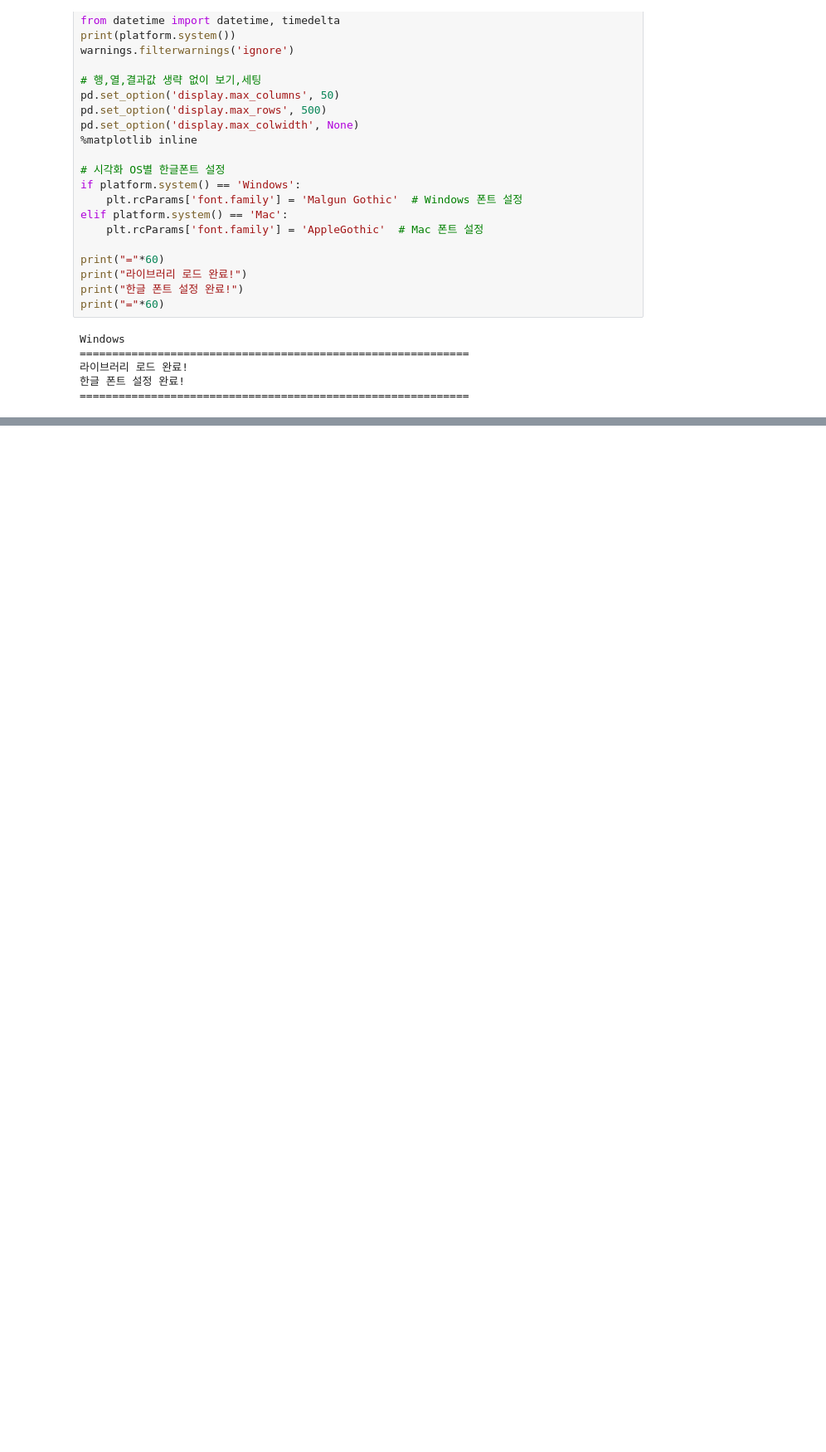
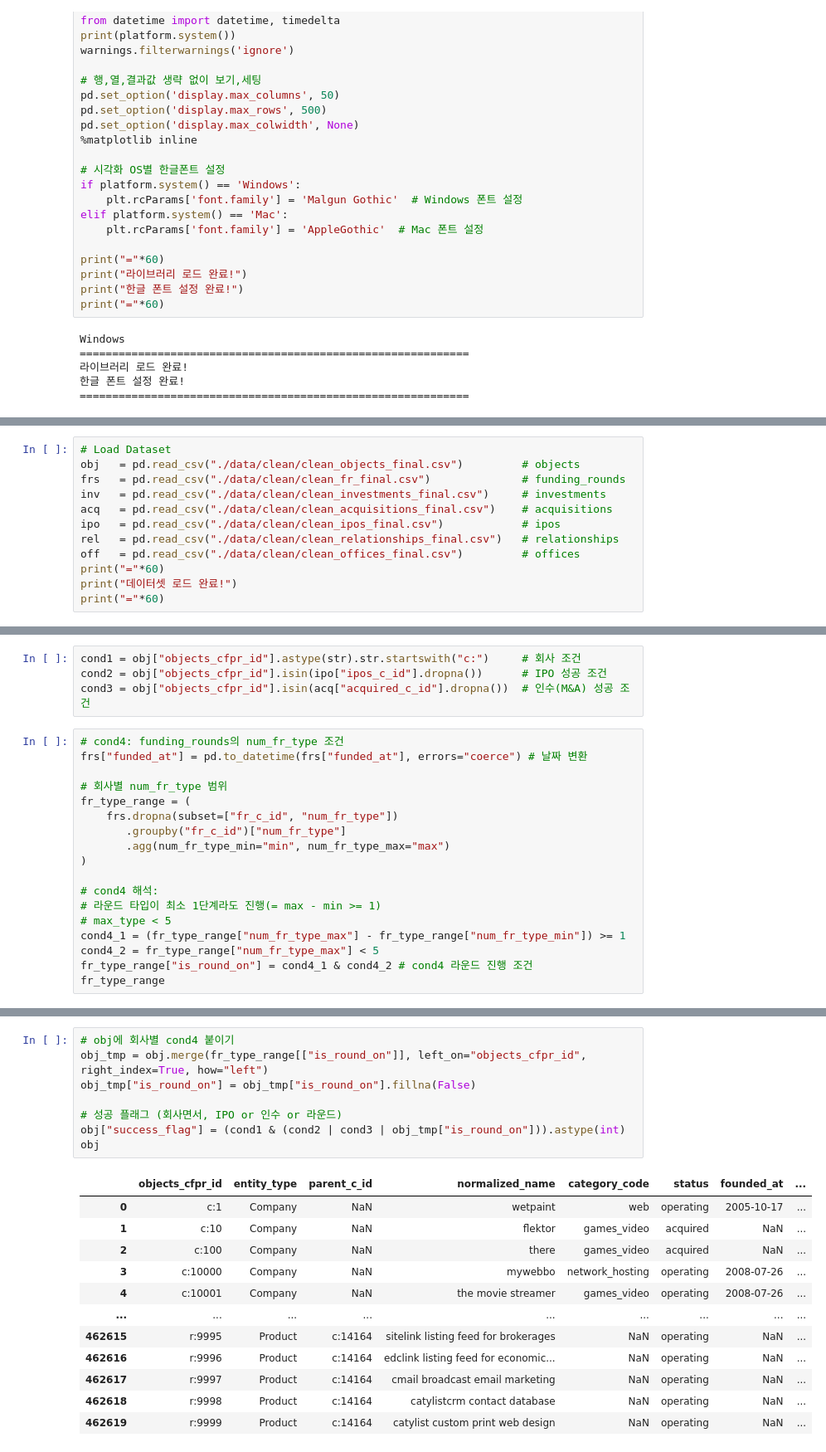
Before and after one commit to hiipseal/Final_project, a Jupyter notebook: sh_join_v2.ipynb, the cells around one changed output, grey strips where cells are left out. Shown: that part at 83% size. Drawn from its saved outputs; the diff is of its cells as text; blank space fills up the shorter version.

Commit message:
통계를 위한 2차 조인 → succes_master.csv, startup_info.csv 생성

```diff
--- a/sh_join_v2.ipynb
+++ b/sh_join_v2.ipynb
@@ -979,0 +41,12 @@ IPO(이슈/마일스톤) ipo_issues csv 추출 완료!
+# %%
+# Load Dataset
+obj   = pd.read_csv("./data/clean/clean_objects_final.csv")         # objects
+frs   = pd.read_csv("./data/clean/clean_fr_final.csv")              # funding_rounds
+inv   = pd.read_csv("./data/clean/clean_investments_final.csv")     # investments
+acq   = pd.read_csv("./data/clean/clean_acquisitions_final.csv")    # acquisitions
+ipo   = pd.read_csv("./data/clean/clean_ipos_final.csv")            # ipos
+rel   = pd.read_csv("./data/clean/clean_relationships_final.csv")   # relationships
+off   = pd.read_csv("./data/clean/clean_offices_final.csv")         # offices
+print("="*60)
+print("데이터셋 로드 완료!")
+print("="*60)
@@ -979,0 +86,22 @@ IPO(이슈/마일스톤) ipo_issues csv 추출 완료!
+# %%
+cond1 = obj["objects_cfpr_id"].astype(str).str.startswith("c:")     # 회사 조건
+cond2 = obj["objects_cfpr_id"].isin(ipo["ipos_c_id"].dropna())      # IPO 성공 조건
+cond3 = obj["objects_cfpr_id"].isin(acq["acquired_c_id"].dropna())  # 인수(M&A) 성공 조건
+# %%
+# cond4: funding_rounds의 num_fr_type 조건
+frs["funded_at"] = pd.to_datetime(frs["funded_at"], errors="coerce") # 날짜 변환
+
+# 회사별 num_fr_type 범위
+fr_type_range = (
+    frs.dropna(subset=["fr_c_id", "num_fr_type"])
+       .groupby("fr_c_id")["num_fr_type"]
+       .agg(num_fr_type_min="min", num_fr_type_max="max")
+)
+
+# cond4 해석:
+# 라운드 타입이 최소 1단계라도 진행(= max - min >= 1)
+# max_type < 5
+cond4_1 = (fr_type_range["num_fr_type_max"] - fr_type_range["num_fr_type_min"]) >= 1
+cond4_2 = fr_type_range["num_fr_type_max"] < 5
+fr_type_range["is_round_on"] = cond4_1 & cond4_2 # cond4 라운드 진행 조건
+fr_type_range
@@ -979,0 +123,21 @@ IPO(이슈/마일스톤) ipo_issues csv 추출 완료!
+# %%
+# obj에 회사별 cond4 붙이기
+obj_tmp = obj.merge(fr_type_range[["is_round_on"]], left_on="objects_cfpr_id", right_index=True, how="left")
+obj_tmp["is_round_on"] = obj_tmp["is_round_on"].fillna(False)
+
+# 성공 플래그 (회사면서, IPO or 인수 or 라운드)
+obj["success_flag"] = (cond1 & (cond2 | cond3 | obj_tmp["is_round_on"])).astype(int)
+obj
+# %% [output]
+|  | objects_cfpr_id | entity_type | parent_c_id | normalized_name | category_code | status | founded_at | ... |
+| 0 | c:1 | Company | NaN | wetpaint | web | operating | 2005-10-17 | ... |
+| 1 | c:10 | Company | NaN | flektor | games_video | acquired | NaN | ... |
+| 2 | c:100 | Company | NaN | there | games_video | acquired | NaN | ... |
+| 3 | c:10000 | Company | NaN | mywebbo | network_hosting | operating | 2008-07-26 | ... |
+| 4 | c:10001 | Company | NaN | the movie streamer | games_video | operating | 2008-07-26 | ... |
+| ... | ... | ... | ... | ... | ... | ... | ... | ... |
+| 462615 | r:9995 | Product | c:14164 | sitelink listing feed for brokerages | NaN | operating | NaN | ... |
+| 462616 | r:9996 | Product | c:14164 | edclink listing feed for economic... | NaN | operating | NaN | ... |
+| 462617 | r:9997 | Product | c:14164 | cmail broadcast email marketing | NaN | operating | NaN | ... |
+| 462618 | r:9998 | Product | c:14164 | catylistcrm contact database | NaN | operating | NaN | ... |
+| 462619 | r:9999 | Product | c:14164 | catylist custom print web design | NaN | operating | NaN | ... |
```
Also changed, not shown: parts of 113 cells of this notebook.
